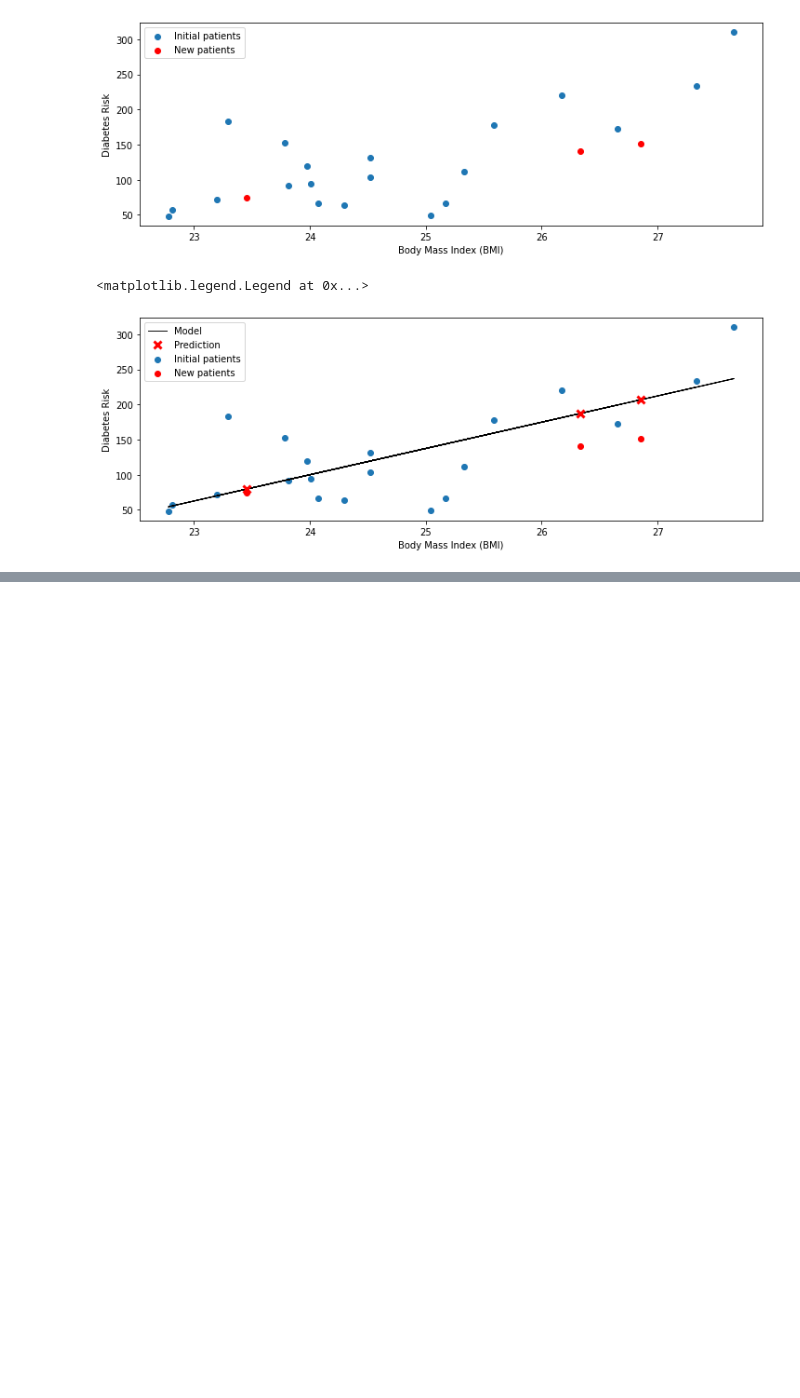
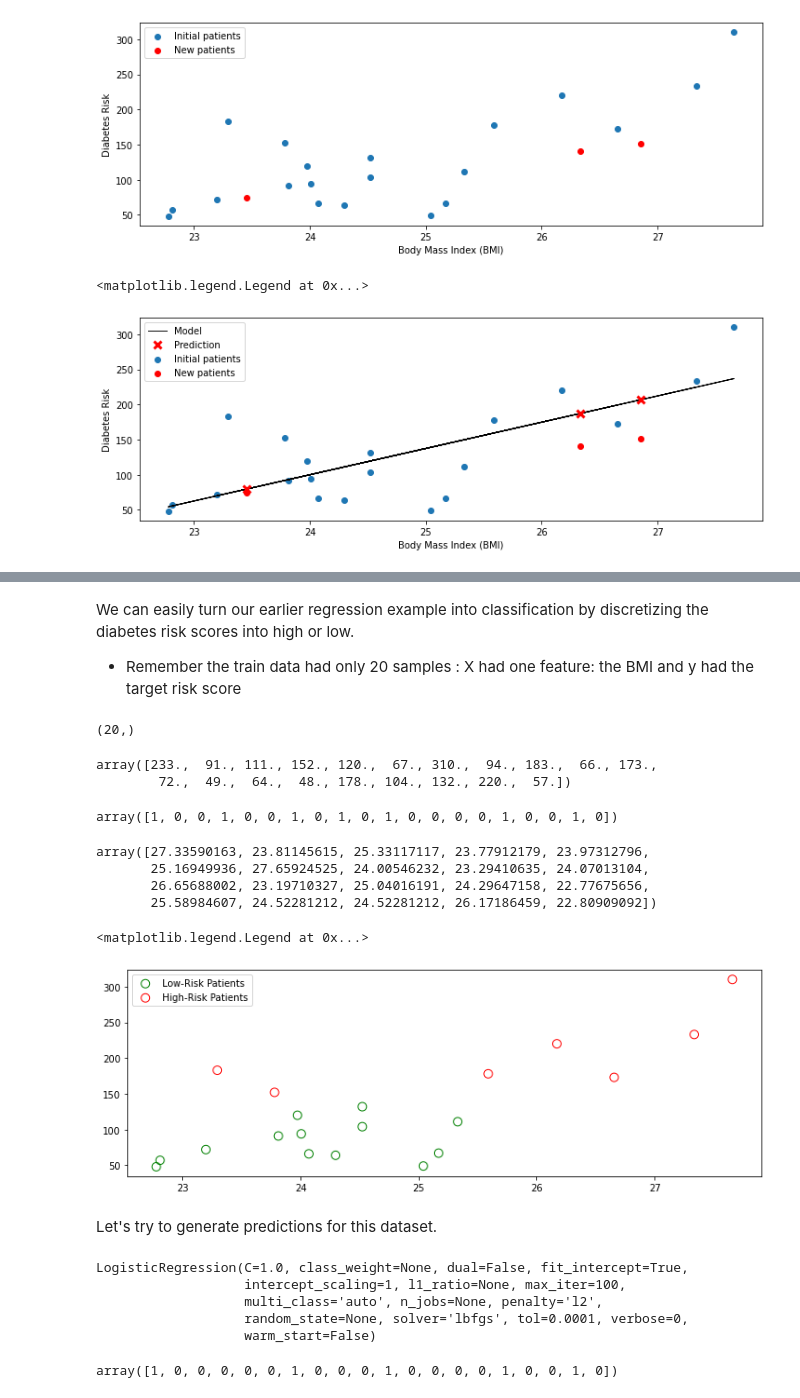
Before and after one commit to ShaunakSen/Data-Science-and-Machine-Learning, a Jupyter notebook: Applied_ML_CS_5785.ipynb, the cells around one changed output, grey strips where cells are left out. Cells and saved outputs as stored; diff of their text form; code cells hidden in the pictures; blank space fills up the shorter version.

Commit message:
simple classification

```diff
--- a/Applied_ML_CS_5785.ipynb
+++ b/Applied_ML_CS_5785.ipynb
@@ -281,0 +422,57 @@ plt.legend(['Model', 'Prediction', 'Initial patients', 'New patients'])
+# %% [markdown]
+We can easily turn our earlier regression example into classification by discretizing the diabetes risk scores into high or low.
+
+- Remember the train data had only 20 samples : X had one feature: the BMI and y had the target risk score
+# %%
+diabetes_y_train.shape
+# %% [output]
+(20,)
+# %%
+diabetes_y_train
+# %% [output]
+array([233.,  91., 111., 152., 120.,  67., 310.,  94., 183.,  66., 173.,
+        72.,  49.,  64.,  48., 178., 104., 132., 220.,  57.])
+# %%
+diabetes_y_train_discr = np.digitize(diabetes_y_train, bins=[150])  ### < 150 -> 0 ; > 150 -> 1
+diabetes_y_train_discr
+# %% [output]
+array([1, 0, 0, 1, 0, 0, 1, 0, 1, 0, 1, 0, 0, 0, 0, 1, 0, 0, 1, 0])
+# %%
+diabetes_X_train  ### 20 samples of the BMI score
+# %% [output]
+array([27.33590163, 23.81145615, 25.33117117, 23.77912179, 23.97312796,
+       25.16949936, 27.65924525, 24.00546232, 23.29410635, 24.07013104,
+       26.65688002, 23.19710327, 25.04016191, 24.29647158, 22.77675656,
+       25.58984607, 24.52281212, 24.52281212, 26.17186459, 22.80909092])
+# %%
+# Visualize it
+
+### X: BMI where the y value is == 0 | Y: y orig where y == 0
+plt.scatter(diabetes_X_train[diabetes_y_train_discr==0], diabetes_y_train[diabetes_y_train_discr==0], marker='o', s=80, facecolors='none', edgecolors='g')
+### X: BMI where the y value is == 1 | Y: y orig where y == 1
+plt.scatter(diabetes_X_train[diabetes_y_train_discr==1], diabetes_y_train[diabetes_y_train_discr==1], marker='o', s=80, facecolors='none', edgecolors='r')
+plt.legend(['Low-Risk Patients', 'High-Risk Patients'])
+# %% [output]
+<matplotlib.legend.Legend at 0x...>
+[figure, added]
+# %% [markdown]
+Let's try to generate predictions for this dataset.
+# %%
+# Create logistic regression object (note: this is actually a classification algorithm!)
+clf = linear_model.LogisticRegression()
+
+# Train the model using the training sets
+clf.fit(diabetes_X_train.reshape(-1,1), diabetes_y_train_discr.reshape(-1,))
+# %% [output]
+LogisticRegression(C=1.0, class_weight=None, dual=False, fit_intercept=True,
+                   intercept_scaling=1, l1_ratio=None, max_iter=100,
+                   multi_class='auto', n_jobs=None, penalty='l2',
+                   random_state=None, solver='lbfgs', tol=0.0001, verbose=0,
+                   warm_start=False)
+# %%
+# Make predictions on the training set
+diabetes_y_train_pred = clf.predict(diabetes_X_train.reshape(-1,1))
+
+diabetes_y_train_pred
+# %% [output]
+array([1, 0, 0, 0, 0, 0, 1, 0, 0, 0, 1, 0, 0, 0, 0, 1, 0, 0, 1, 0])
```
Also changed, not shown: parts of 19 cells of this notebook.
